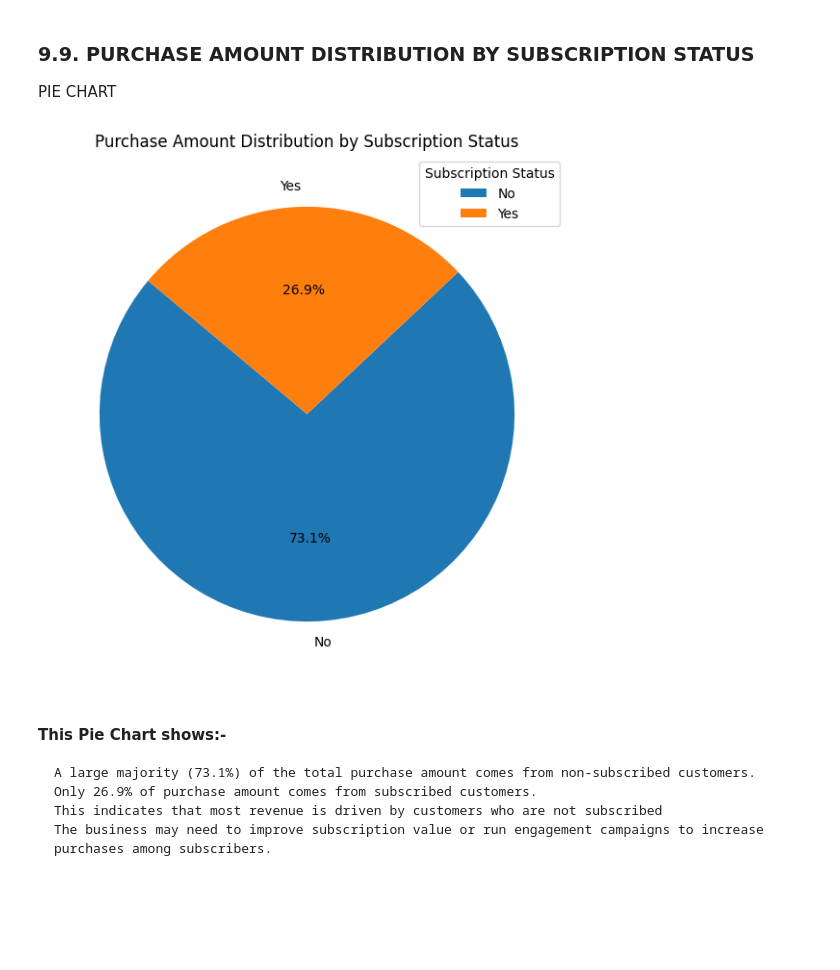
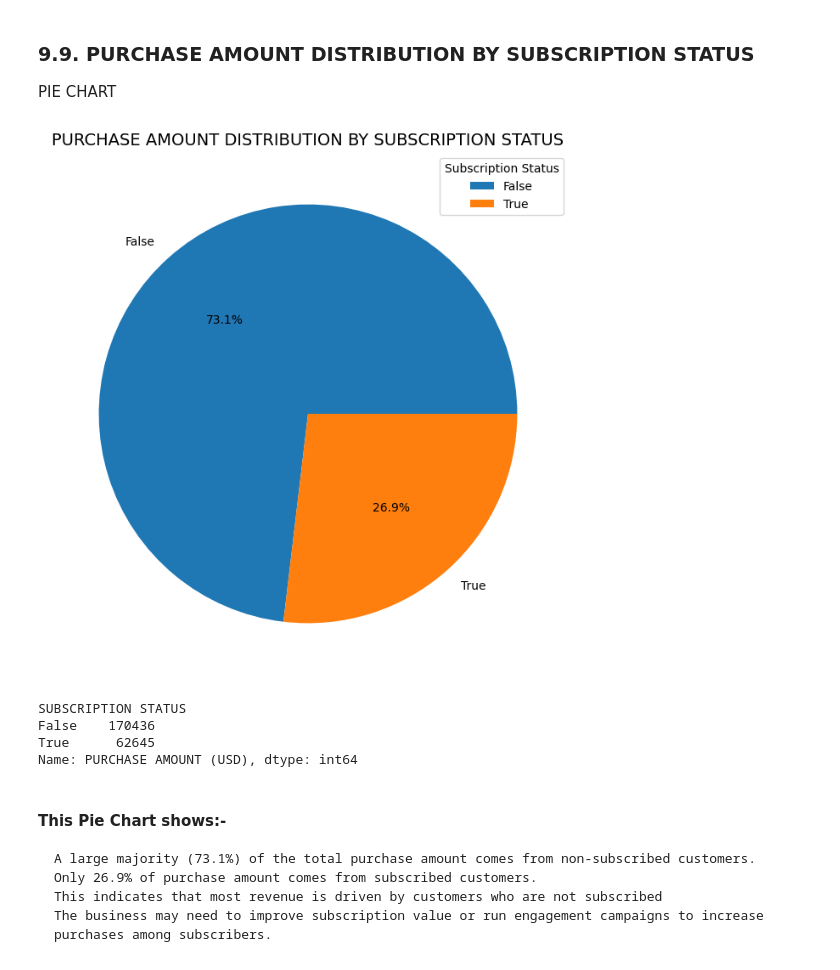
Before and after one commit to Nazwiba/MAIN-PROJECT, a Jupyter notebook: shopping_pattern.ipynb, the cells around one changed output. Cells and saved outputs as stored; diff of their text form; code cells hidden in the pictures; blank space fills up the shorter version.

```diff
--- a/shopping_pattern.ipynb
+++ b/shopping_pattern.ipynb
@@ -239,39 +237,24 @@ Here No duplicates are founded
 #Gender
 df['GENDER'] = df['GENDER'].astype('category')
 
-#Item purchased
-df['ITEM PURCHASED'] = df['ITEM PURCHASED'].astype(str)
-
 #Category
 df['CATEGORY'] = df['CATEGORY'].astype('category')
 
-#Location
-df['LOCATION'] = df['LOCATION'].astype(str)
-
 #Size
 df['SIZE'] = df['SIZE'].astype('category')
-
-#Color
-df['COLOR'] = df['COLOR'].astype('category')
 
 #Season
 df['SEASON'] = df['SEASON'].astype('category')
 
 #Subscription Status
-df['SUBSCRIPTION STATUS'] = df['SUBSCRIPTION STATUS'].astype('category')
-
-#Shipping Type
-df['SHIPPING TYPE'] = df['SHIPPING TYPE'].astype('category')
+df['SUBSCRIPTION STATUS'] = df['SUBSCRIPTION STATUS'].map({'Yes': True,'No': False})
 
 #Discount Applied
-df['DISCOUNT APLLIED'] = df['DISCOUNT APPLIED'].map({'Yes': True,'No': False})
+df['DISCOUNT APPLIED'] = df['DISCOUNT APPLIED'].map({'Yes': True,'No': False})
 
 #Promo code used
 df['PROMO CODE USED'] = df['PROMO CODE USED'].map({'Yes':True,'No':False})
 
-#Payment method
-df['PAYMENT METHOD'] = df['PAYMENT METHOD'].astype('category')
-
 #Frequency of Purchase
 df['FREQUENCY OF PURCHASES'] = df['FREQUENCY OF PURCHASES'].astype('category')
 # %% [markdown]
@@ -694,18 +662,22 @@ PIE CHART
 # %%
 # Aggregate purchase amount by subscription status
 sub_amount = df.groupby("SUBSCRIPTION STATUS")["PURCHASE AMOUNT (USD)"].sum()
 
-# Plot pie chart
-plt.figure(figsize=(8,7))
+plt.figure(figsize=(8,8))
 plt.pie(sub_amount,
         labels=sub_amount.index,
         autopct='%1.1f%%',
-        startangle=140)
-plt.title("Purchase Amount Distribution by Subscription Status")
-plt.legend(title="Subscription Status", loc="upper right")
+        )
+plt.title("PURCHASE AMOUNT DISTRIBUTION BY SUBSCRIPTION STATUS",fontsize=14)
+plt.legend(title="Subscription Status")
 plt.show()
+sub_amount
 # %% [output]
-[figure, old version]
+[figure, new version]
+SUBSCRIPTION STATUS
+False    170436
+True      62645
+Name: PURCHASE AMOUNT (USD), dtype: int64
 # %% [markdown]
 #### This Pie Chart shows:-
     A large majority (73.1%) of the total purchase amount comes from non-subscribed customers.
```
Also changed, not shown: parts of 28 cells of this notebook.
